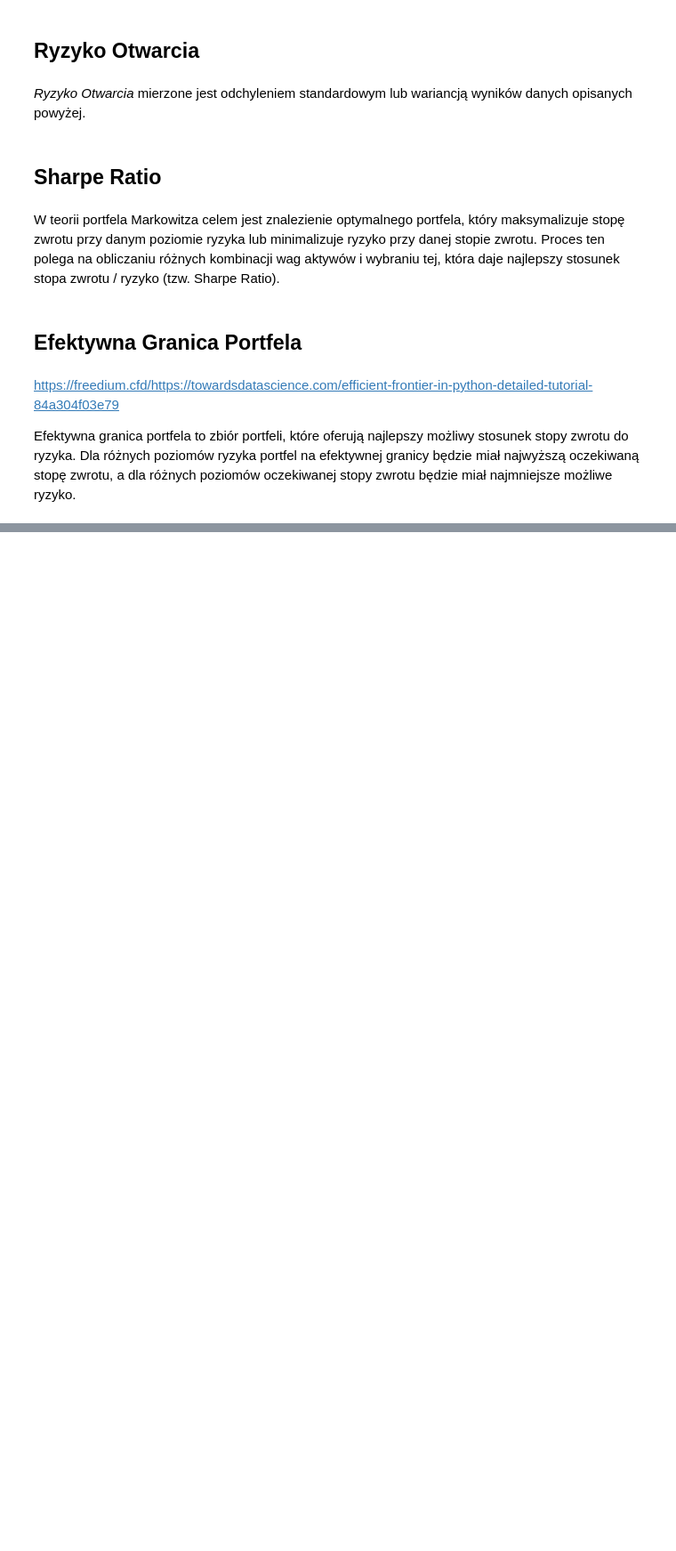
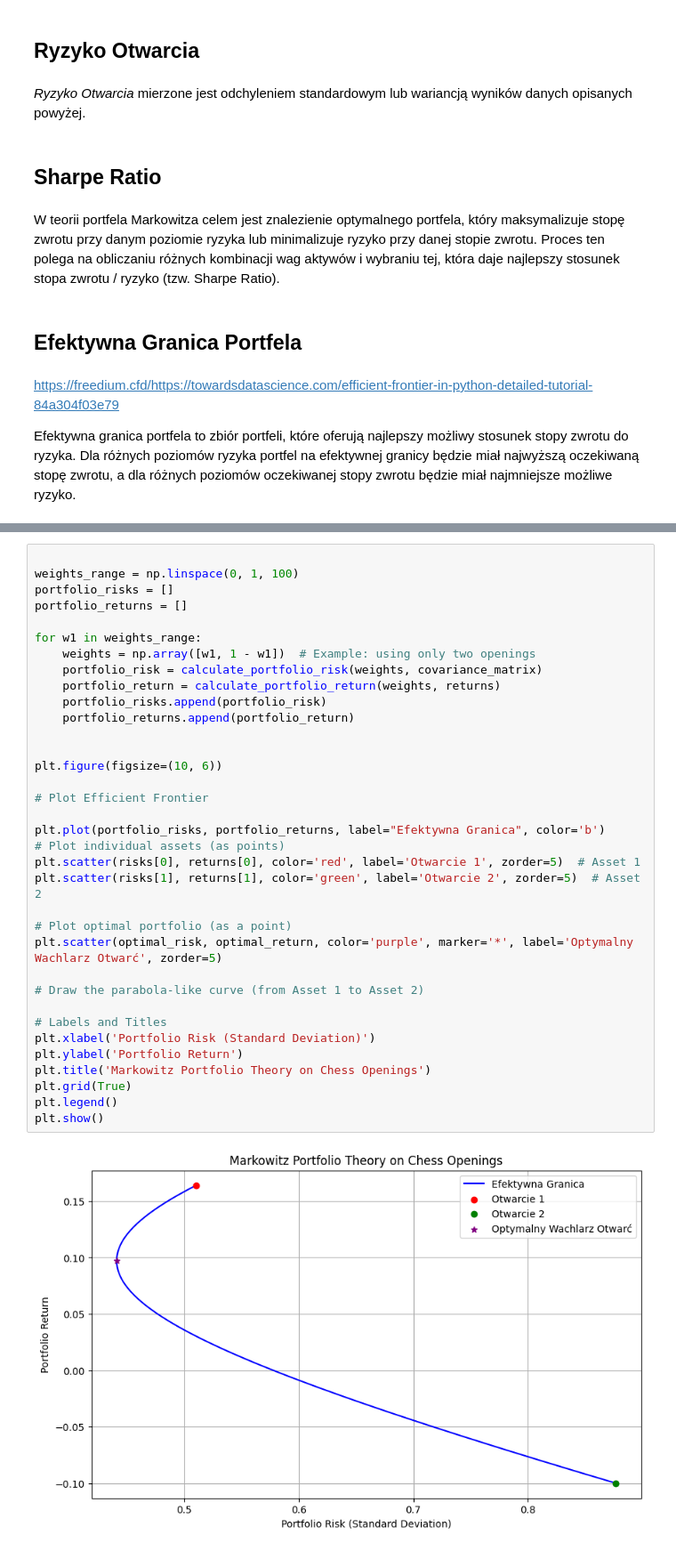
Before and after one commit to kcprxkln/portfolio-theory-on-chess-openings, a Jupyter notebook: intro_calculations.ipynb, the cells around one changed output, grey strips where cells are left out. Shown at 89% size. Saved outputs shown, nothing was run; the diff lists cells and outputs as text; blank space fills up the shorter version.

```diff
--- a/intro_calculations.ipynb
+++ b/intro_calculations.ipynb
@@ -25,0 +173,37 @@ Efektywna granica portfela to zbiór portfeli, które oferują najlepszy możliw
+# %%
+
+weights_range = np.linspace(0, 1, 100)
+portfolio_risks = []
+portfolio_returns = []
+
+for w1 in weights_range:
+    weights = np.array([w1, 1 - w1])  # Example: using only two openings
+    portfolio_risk = calculate_portfolio_risk(weights, covariance_matrix)
+    portfolio_return = calculate_portfolio_return(weights, returns)
+    portfolio_risks.append(portfolio_risk)
+    portfolio_returns.append(portfolio_return)
+
+
+plt.figure(figsize=(10, 6))
+
+# Plot Efficient Frontier
+
+plt.plot(portfolio_risks, portfolio_returns, label="Efektywna Granica", color='b')
+# Plot individual assets (as points)
+plt.scatter(risks[0], returns[0], color='red', label='Otwarcie 1', zorder=5)  # Asset 1
+plt.scatter(risks[1], returns[1], color='green', label='Otwarcie 2', zorder=5)  # Asset 2
+
+# Plot optimal portfolio (as a point)
+plt.scatter(optimal_risk, optimal_return, color='purple', marker='*', label='Optymalny Wachlarz Otwarć', zorder=5)
+
+# Draw the parabola-like curve (from Asset 1 to Asset 2)
+
+# Labels and Titles
+plt.xlabel('Portfolio Risk (Standard Deviation)')
+plt.ylabel('Portfolio Return')
+plt.title('Markowitz Portfolio Theory on Chess Openings')
+plt.grid(True)
+plt.legend()
+plt.show()
+# %% [output]
+[figure, added]
```
Also changed, not shown: parts of 12 cells of this notebook.
